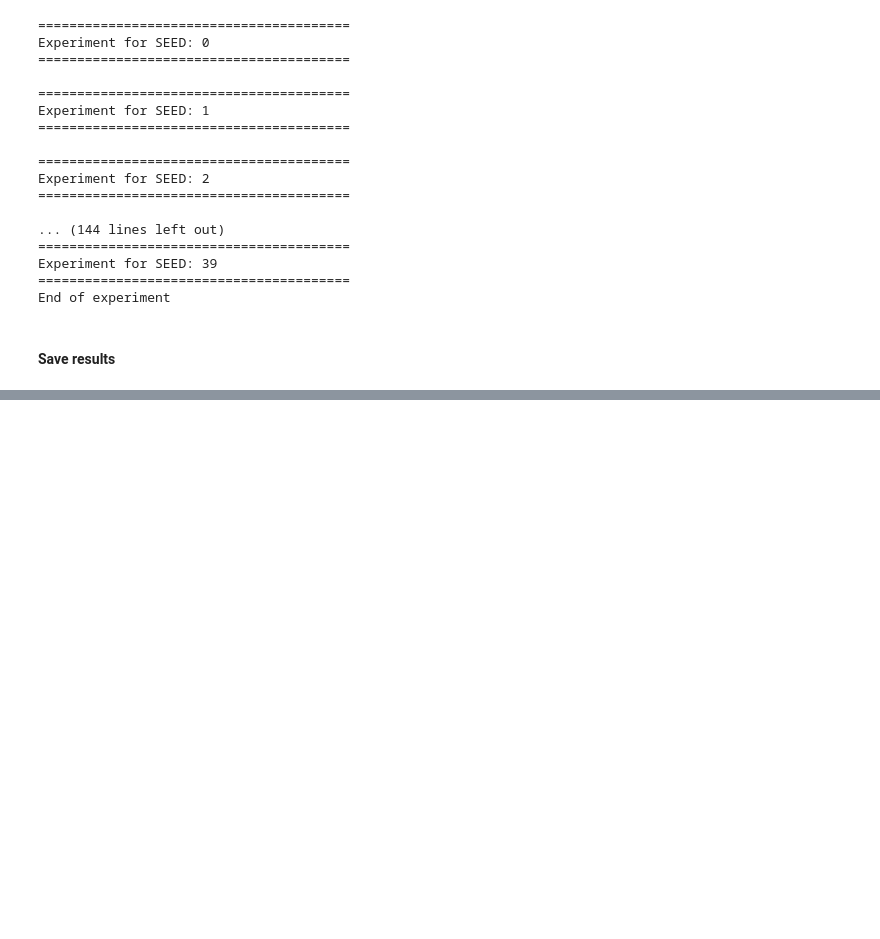
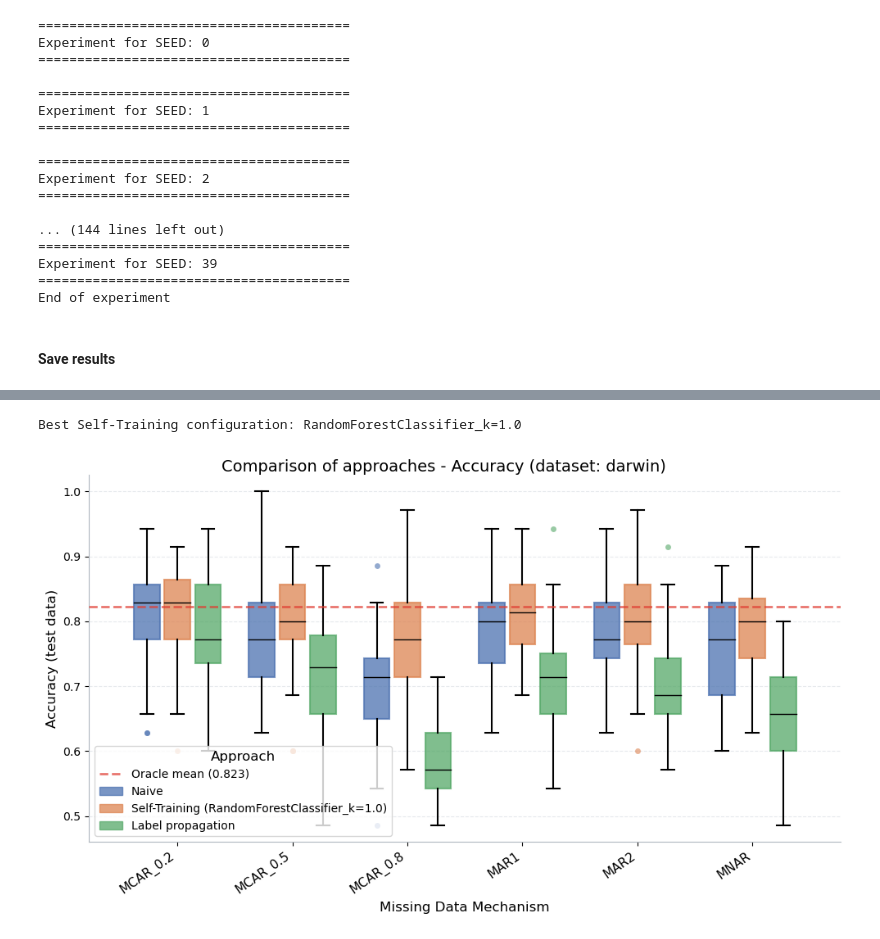
Before and after one commit to tomaszzywicki/semi-supervised-FISTA-logistic-lasso, a Jupyter notebook: src/experiments.ipynb, the cells around one changed output, grey strips where cells are left out. Drawn from its saved outputs; the diff is of its cells as text; code cells hidden in the pictures; blank space fills up the shorter version.

```diff
--- a/src/experiments.ipynb
+++ b/src/experiments.ipynb
@@ -494,0 +195,6 @@ plt.show()
+# %%
+df_plot = set_best_st_approach(results_darwin)
+plot_experiment_results(df_plot, measure, "darwin")
+# %% [output]
+Best Self-Training configuration: RandomForestClassifier_k=1.0
+[figure, added]
```
Also changed, not shown: parts of 18 cells of this notebook, 5 other files.
